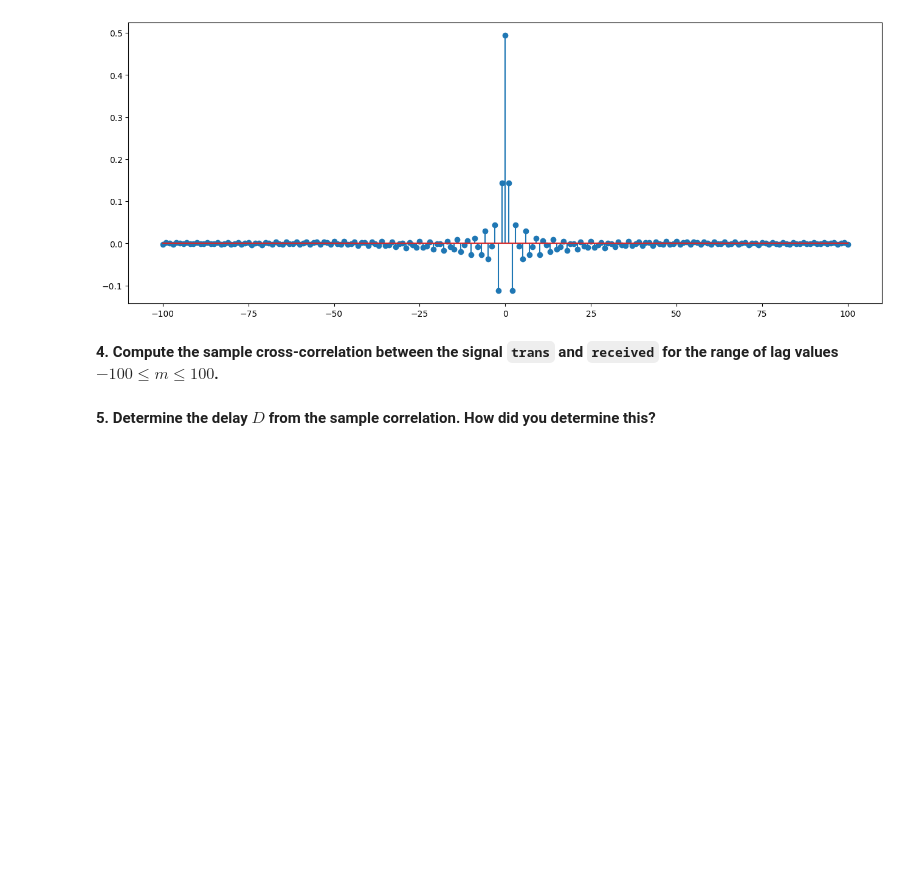
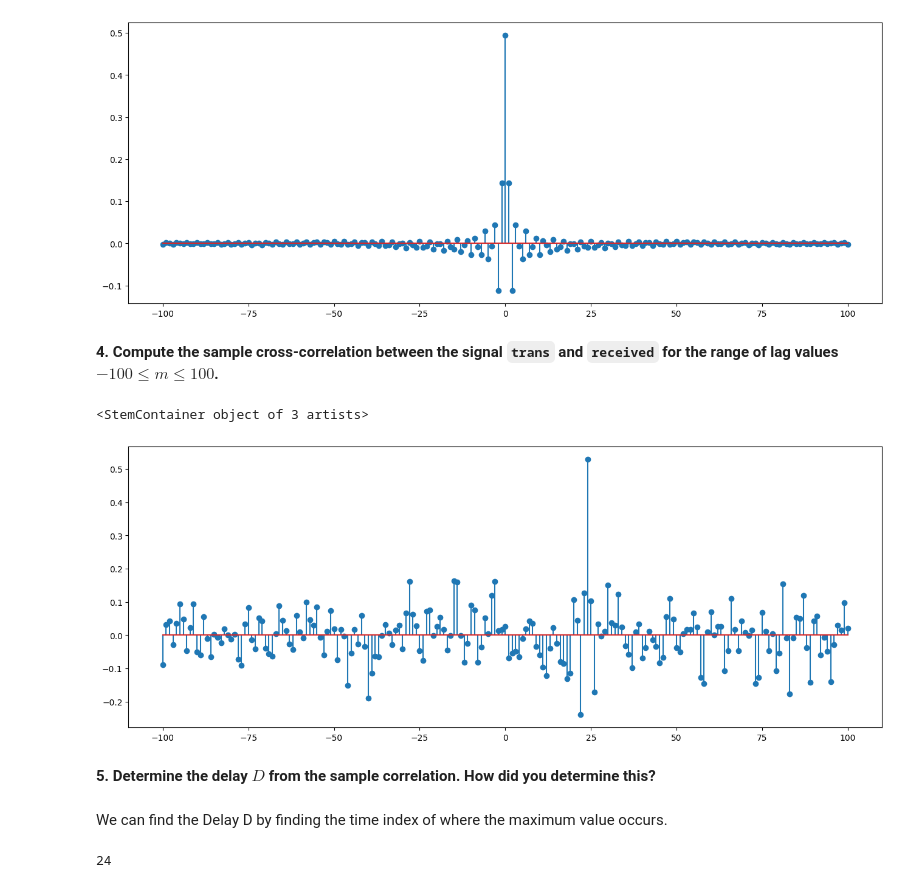
Before and after one commit to cdavin2/dsp_lab07b, a Jupyter notebook: lab07b_final_report.ipynb, the cells around one changed output. Cells and saved outputs as stored; diff of their text form; code cells hidden in the pictures; blank space fills up the shorter version.

```diff
--- a/lab07b_final_report.ipynb
+++ b/lab07b_final_report.ipynb
@@ -393,4 +393,20 @@ plt.stem(m, trans_auto)
+# %%
+# insert your code here
+m = np.linspace(-100, 100, 201).astype(int)
+trans_rec_cross = get_sample_crosscorr(trans, received, m)
+
+plt.stem(m, trans_rec_cross)
+# %% [output]
+<StemContainer object of 3 artists>
+[figure, added]
 # %% [markdown]
 **5. Determine the delay $D$ from the sample correlation. How did you determine this?**
+# %% [markdown]
+We can find the Delay D by finding the time index of where the maximum value occurs.
 # %%
 # insert your code here
+D_index = np.argmax(trans_rec_cross)
+D = D_index - 100
+print(D)
+# %% [output]
+24
```
Also changed, not shown: parts of 25 cells of this notebook.
